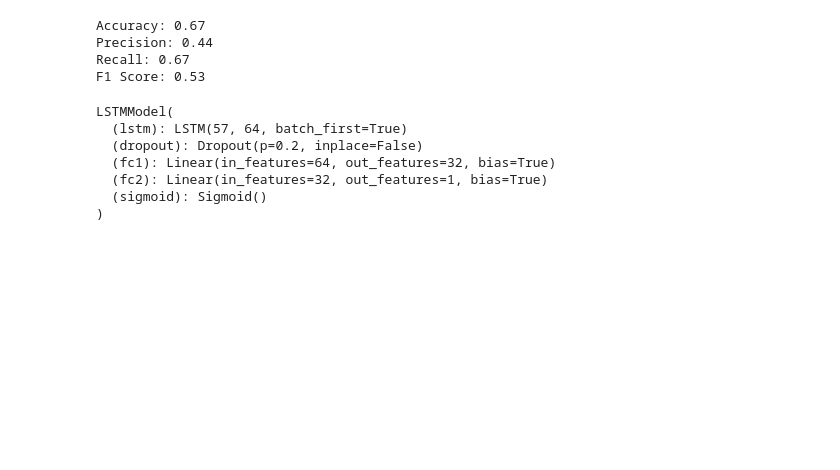
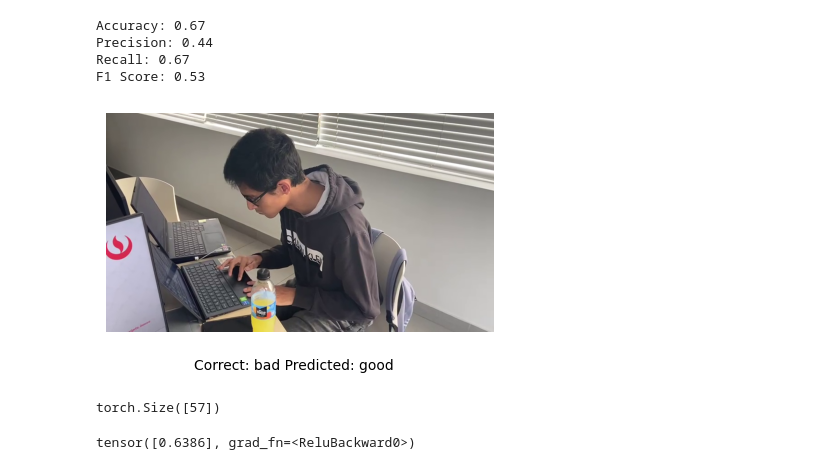
Before and after one commit to Cesarmosqueira/Autoposture, a Jupyter notebook: risk_detector_mechanism/risk_detector_model.ipynb, the cells around one changed output. Drawn from its saved outputs; the diff is of its cells as text; code cells hidden in the pictures; blank space fills up the shorter version.

```diff
--- a/risk_detector_mechanism/risk_detector_model.ipynb
+++ b/risk_detector_mechanism/risk_detector_model.ipynb
@@ -155,3 +231,5 @@ test_dataloader = DataLoader(test_dataset, batch_size=16, shuffle=False)  # Set
+# %%
+model = torch.load('best_model_ever.pt')
 # %%
 
 # Set the model to evaluation mode
@@ -197,0 +280,22 @@ F1 Score: 0.53
+# %%
+%matplotlib inline
+def test_model(index):
+	test = dataset.iloc[index]
+	cap = cv2.VideoCapture('../dataset_videos/' + test['video'])
+	cap.set(cv2.CAP_PROP_POS_FRAMES, test['frame'])
+	ret, frame = cap.read()
+	if ret:
+		frame_rgb = cv2.cvtColor(frame, cv2.COLOR_BGR2RGB)
+		pose = torch.Tensor([test['landmarks']]).to('cpu')
+		fig = plt.figure(figsize=(5,5))
+		pred = 'bad' if round(float(model(pose)[0])) == 0 else 'good'
+		plt.imshow(frame_rgb)
+		plt.axis('off')
+		text = f"Correct: {test['label']} Predicted: {pred}"
+		fig.text(.5, .2, text, ha='center')
+		plt.show()
+	cap.release()
+
+test_model(60)
+# %% [output]
+[figure, added]
@@ -198,10 +304,8 @@ F1 Score: 0.53
+# %%
+pose.shape
+# %% [output]
+torch.Size([57])
 # %%
-model
+model(pose)
 # %% [output]
-LSTMModel(
-  (lstm): LSTM(57, 64, batch_first=True)
-  (dropout): Dropout(p=0.2, inplace=False)
-  (fc1): Linear(in_features=64, out_features=32, bias=True)
-  (fc2): Linear(in_features=32, out_features=1, bias=True)
-  (sigmoid): Sigmoid()
-)
+tensor([0.6386], grad_fn=<ReluBackward0>)
```
Also changed, not shown: parts of 14 cells of this notebook, 2 other files.
